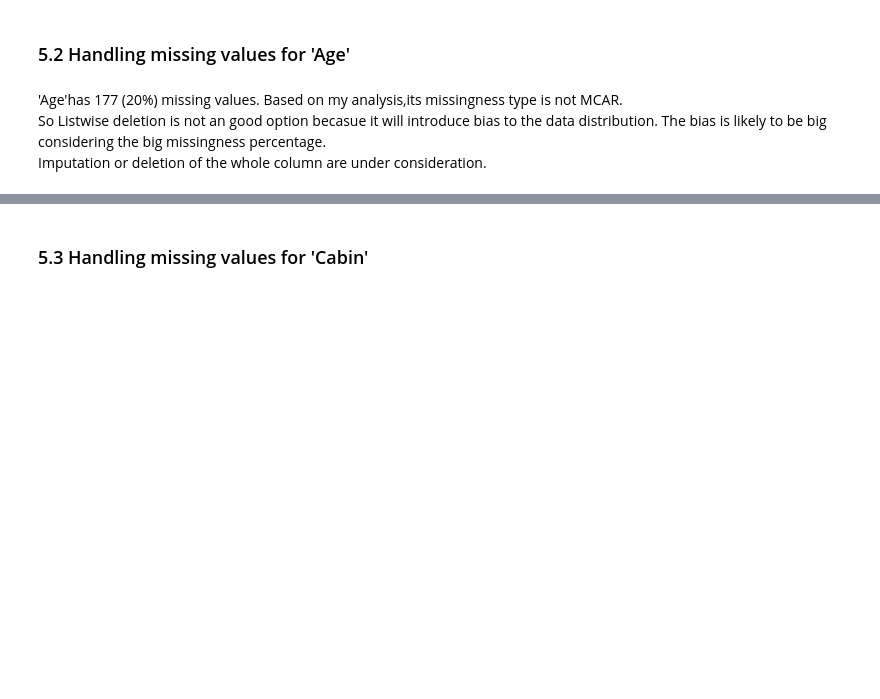
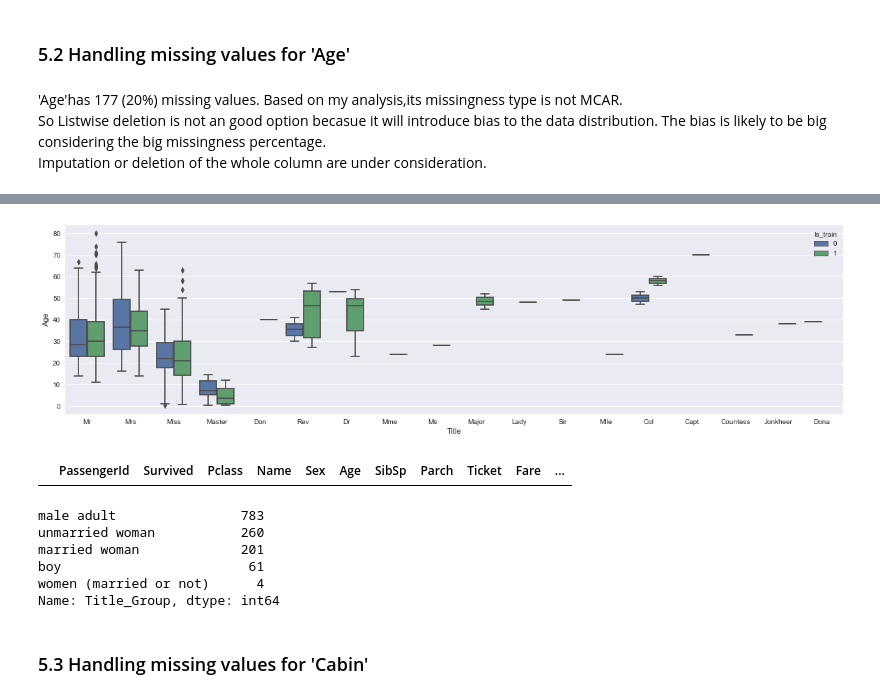
Before and after one commit to Brendalish/titanic, a Jupyter notebook: Dealing with missing values.ipynb, the cells around one changed output, grey strips where cells are left out. Cells and saved outputs as stored; diff of their text form; code cells hidden in the pictures; blank space fills up the shorter version.

```diff
--- a/Dealing with missing values.ipynb
+++ b/Dealing with missing values.ipynb
@@ -386,3 +424,9 @@ df.iloc[[61, 829]]
 'Age'has 177 (20%) missing values. Based on my analysis,its missingness type is not MCAR.
 So Listwise deletion is not an good option becasue it will introduce bias to the data distribution. The bias is likely to be big considering the big missingness percentage.
 Imputation or deletion of the whole column are under consideration.
+# %%
+#extract titles from Nmae
+train_df['Title'] = train_df['Name'].str.extract('([A-Za-z]+)\.', expand=False)
+full_df['Title'] = full_df['Name'].str.extract('([A-Za-z]+)\.', expand=False)
+#check for missing value(s)
+full_df.Title.isnull().sum()
@@ -388,0 +475,10 @@ Imputation or deletion of the whole column are under consideration.
+# %%
+#check the Age ranges of different titles of the full data
+plt.figure(figsize=(20,5))
+sns.boxplot(x='Title', y='Age', hue='Is_train', data=full_df);
+# %% [output]
+[figure, added]
+# %%
+full_df.loc[(full_df.Title=='Dr (female)') & (full_df.Sex == 'female')]
+# %% [output]
+|  | PassengerId | Survived | Pclass | Name | Sex | Age | SibSp | Parch | Ticket | Fare | ... |
@@ -389,3 +500,12 @@ Imputation or deletion of the whole column are under consideration.
+# %%
+full_df['Title_Group'].value_counts()
+# %% [output]
+male adult                783
+unmarried woman           260
+married woman             201
+boy                        61
+women (married or not)      4
+Name: Title_Group, dtype: int64
 # %% [markdown]
 ### 5.3 Handling missing values for 'Cabin'
 # %% [markdown]
```
Also changed, not shown: parts of 35 cells of this notebook.
